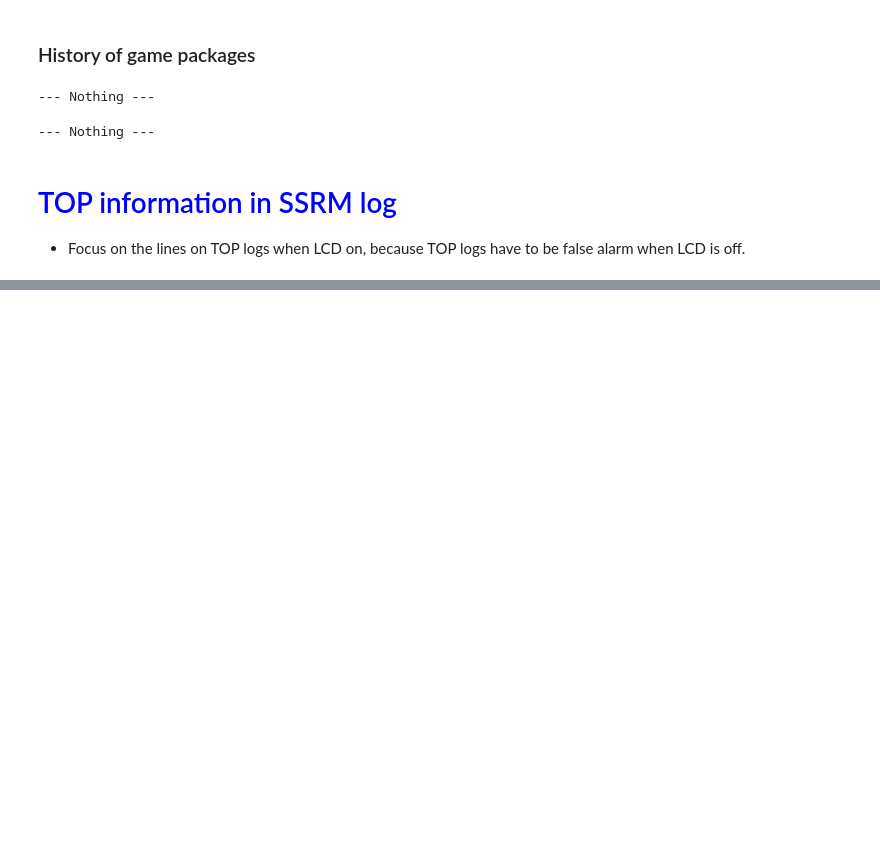
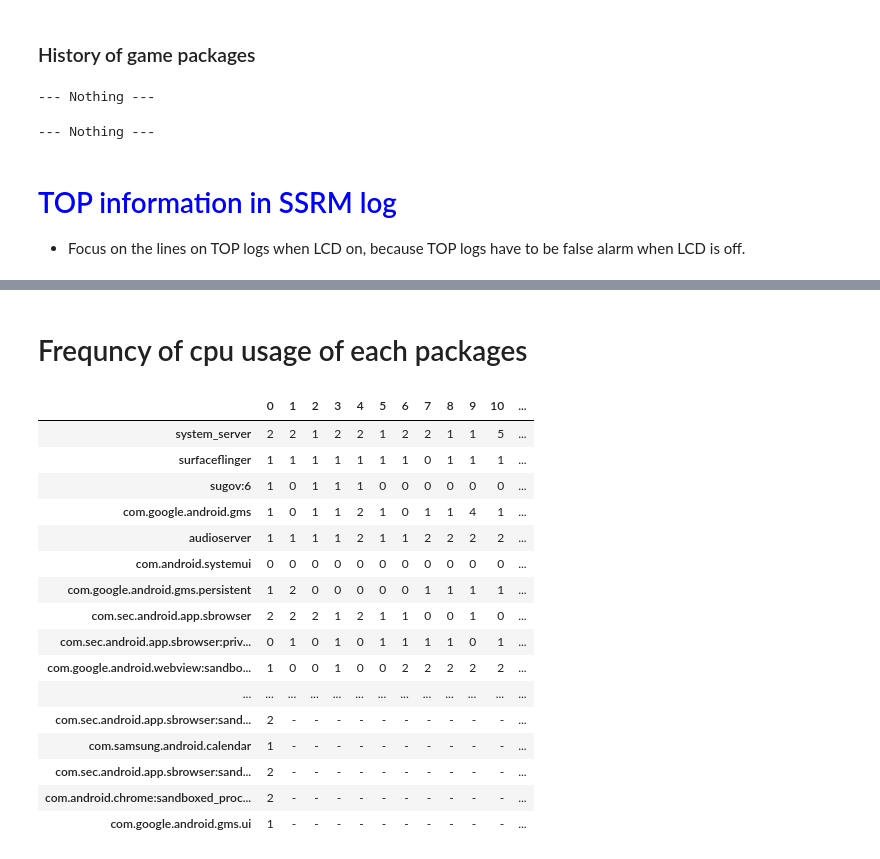
Before and after one commit to Binse-Park/Parser-android-s-dumpstate, a Jupyter notebook: log_parser.ipynb, the cells around one changed output, grey strips where cells are left out. Drawn from its saved outputs; the diff is of its cells as text; code cells hidden in the pictures; blank space fills up the shorter version.

```diff
--- a/log_parser.ipynb
+++ b/log_parser.ipynb
@@ -1540,3 +1540,47 @@ TOP DUMP Based on SIOP Level====================================================
  LCDON >>> 2020-10-12 20:34:46 [PKG] com.google.android.permissioncontroller
  LCDON >>> 2020-10-12 20:34:49 [PKG] com.samsung.android.voc
  LCDON >>> 2020-10-12 20:35:58 [PKG] com.osp.app.signin
+# %% [markdown]
+# Frequncy of cpu usage of each packages
+# %%
+rawdata = dict()
+for line in top_lines_with_LCD_on:
+    if 'LCDON' in line:
+        curdata = orderbyeq(line)
+        for key in curdata.keys():
+            if key not in rawdata:
+                rawdata[key] = list()
+            rawdata[key].append(curdata[key])
+
+if len(rawdata) == 0:
+    for line in top_lines_with_LCD_on:
+        curdata = orderbyeq(line)
+        for key in curdata.keys():
+            if key not in rawdata:
+                rawdata[key] = list()
+            rawdata[key].append(curdata[key])
+#display(top_lines_with_LCD_on)
+
+df = DataframeFromDictSortByCount(rawdata)
+df_dis = df.fillna('-')
+pd.set_option('display.max_columns',500)
+pd.set_option('display.max_rows',500)
+display(df_dis)
+# %% [output]
+|  | 0 | 1 | 2 | 3 | 4 | 5 | 6 | 7 | 8 | 9 | 10 | ... |
+| system_server | 2 | 2 | 1 | 2 | 2 | 1 | 2 | 2 | 1 | 1 | 5 | ... |
+| surfaceflinger | 1 | 1 | 1 | 1 | 1 | 1 | 1 | 0 | 1 | 1 | 1 | ... |
+| sugov:6 | 1 | 0 | 1 | 1 | 1 | 0 | 0 | 0 | 0 | 0 | 0 | ... |
+| com.google.android.gms | 1 | 0 | 1 | 1 | 2 | 1 | 0 | 1 | 1 | 4 | 1 | ... |
+| audioserver | 1 | 1 | 1 | 1 | 2 | 1 | 1 | 2 | 2 | 2 | 2 | ... |
+| com.android.systemui | 0 | 0 | 0 | 0 | 0 | 0 | 0 | 0 | 0 | 0 | 0 | ... |
+| com.google.android.gms.persistent | 1 | 2 | 0 | 0 | 0 | 0 | 0 | 1 | 1 | 1 | 1 | ... |
+| com.sec.android.app.sbrowser | 2 | 2 | 2 | 1 | 2 | 1 | 1 | 0 | 0 | 1 | 0 | ... |
+| com.sec.android.app.sbrowser:priv... | 0 | 1 | 0 | 1 | 0 | 1 | 1 | 1 | 1 | 0 | 1 | ... |
+| com.google.android.webview:sandbo... | 1 | 0 | 0 | 1 | 0 | 0 | 2 | 2 | 2 | 2 | 2 | ... |
+| ... | ... | ... | ... | ... | ... | ... | ... | ... | ... | ... | ... | ... |
+| com.sec.android.app.sbrowser:sand... | 2 | - | - | - | - | - | - | - | - | - | - | ... |
+| com.samsung.android.calendar | 1 | - | - | - | - | - | - | - | - | - | - | ... |
+| com.sec.android.app.sbrowser:sand... | 2 | - | - | - | - | - | - | - | - | - | - | ... |
+| com.android.chrome:sandboxed_proc... | 2 | - | - | - | - | - | - | - | - | - | - | ... |
+| com.google.android.gms.ui | 1 | - | - | - | - | - | - | - | - | - | - | ... |
```
Also changed, not shown: parts of 2 cells of this notebook.
